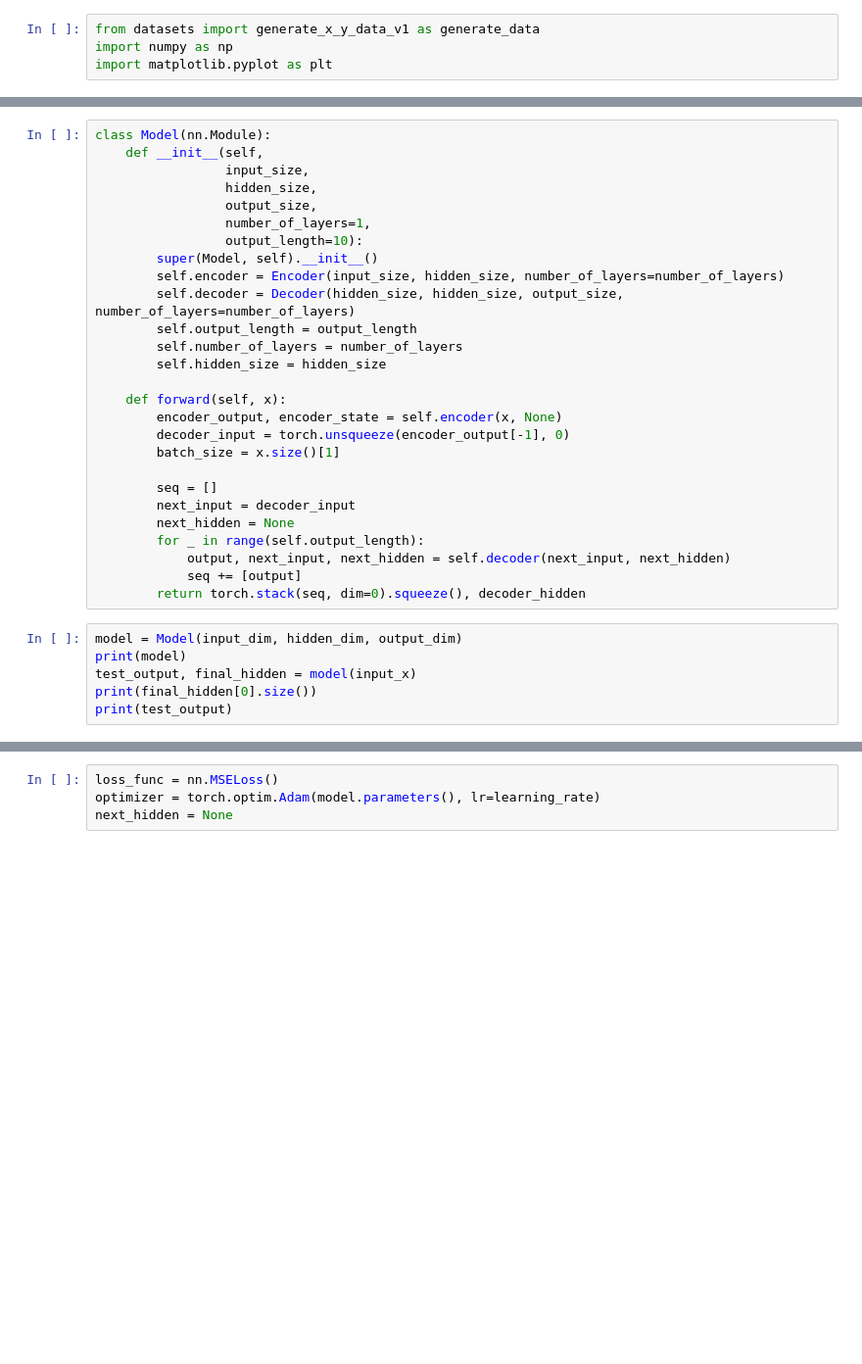
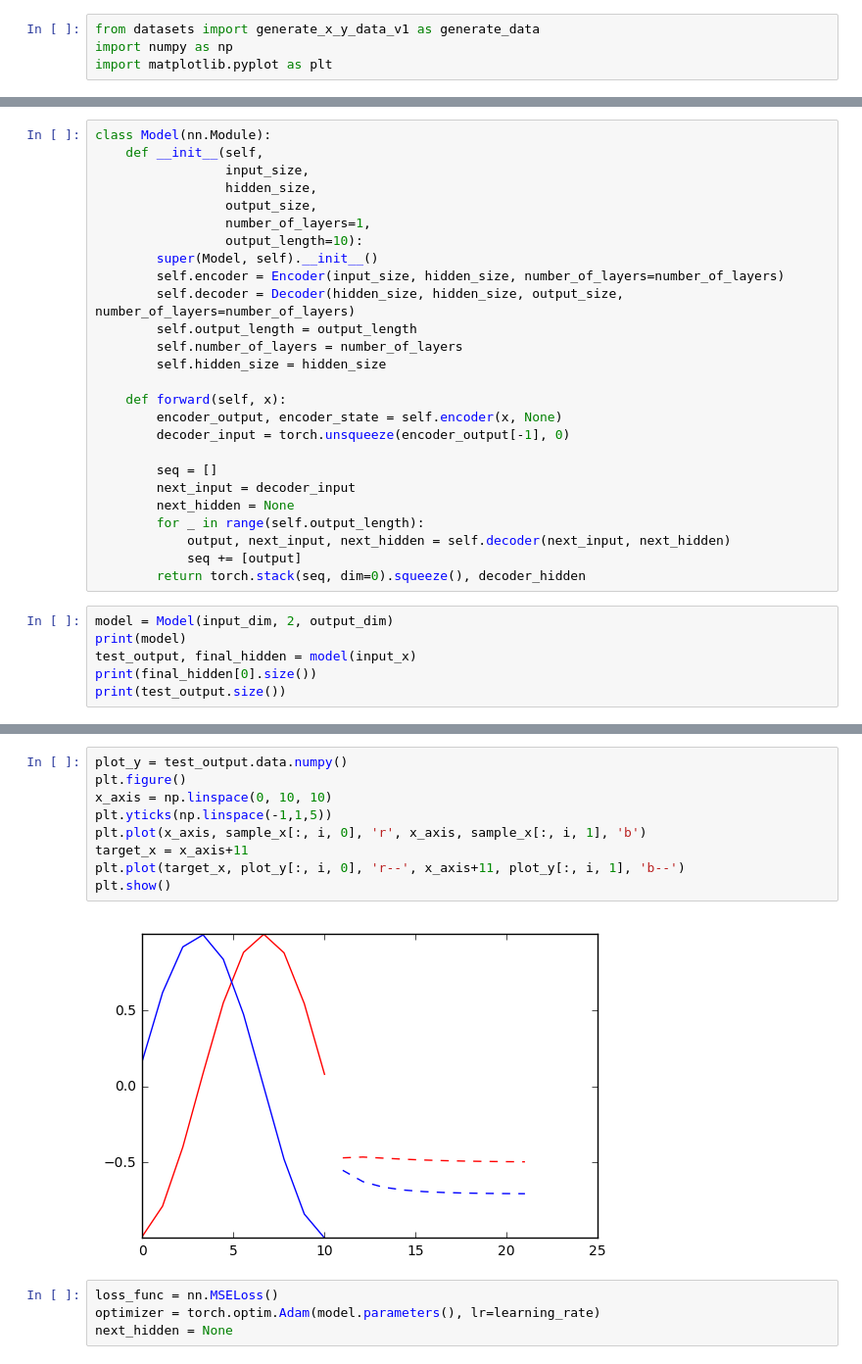
Before and after one commit to locosoft1986/pytorch-signal-prediction, a Jupyter notebook: execise1.ipynb, the cells around one changed output, grey strips where cells are left out. Shown at 98% size. Saved outputs shown, nothing was run; the diff lists cells and outputs as text; blank space fills up the shorter version.

```diff
--- a/execise1.ipynb
+++ b/execise1.ipynb
@@ -95,7 +140,6 @@ class Model(nn.Module):
     def forward(self, x):
         encoder_output, encoder_state = self.encoder(x, None)
         decoder_input = torch.unsqueeze(encoder_output[-1], 0)
-        batch_size = x.size()[1]
 
         seq = []
         next_input = decoder_input
@@ -105,8 +149,8 @@ class Model(nn.Module):
             seq += [output]
         return torch.stack(seq, dim=0).squeeze(), decoder_hidden
 # %%
-model = Model(input_dim, hidden_dim, output_dim)
+model = Model(input_dim, 2, output_dim)
 print(model)
 test_output, final_hidden = model(input_x)
 print(final_hidden[0].size())
-print(test_output)
+print(test_output.size())
@@ -113,3 +169,14 @@ print(test_output)
+# %%
+plot_y = test_output.data.numpy()
+plt.figure()
+x_axis = np.linspace(0, 10, 10)
+plt.yticks(np.linspace(-1,1,5))
+plt.plot(x_axis, sample_x[:, i, 0], 'r', x_axis, sample_x[:, i, 1], 'b')
+target_x = x_axis+11
+plt.plot(target_x, plot_y[:, i, 0], 'r--', x_axis+11, plot_y[:, i, 1], 'b--')
+plt.show()
+# %% [output]
+[figure, added]
 # %%
 loss_func = nn.MSELoss()
 optimizer = torch.optim.Adam(model.parameters(), lr=learning_rate)
```
Also changed, not shown: parts of 13 cells of this notebook, 1 other file.
